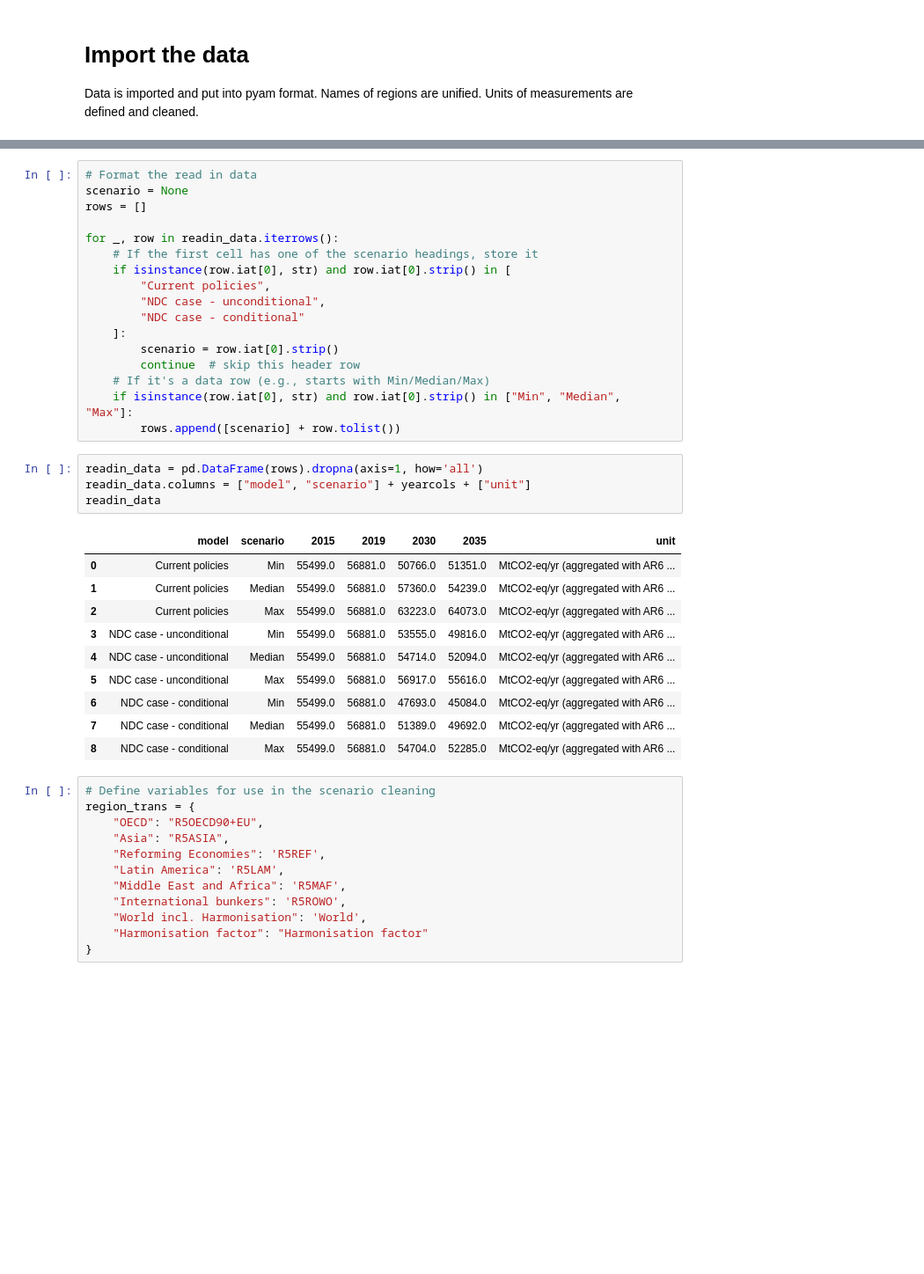
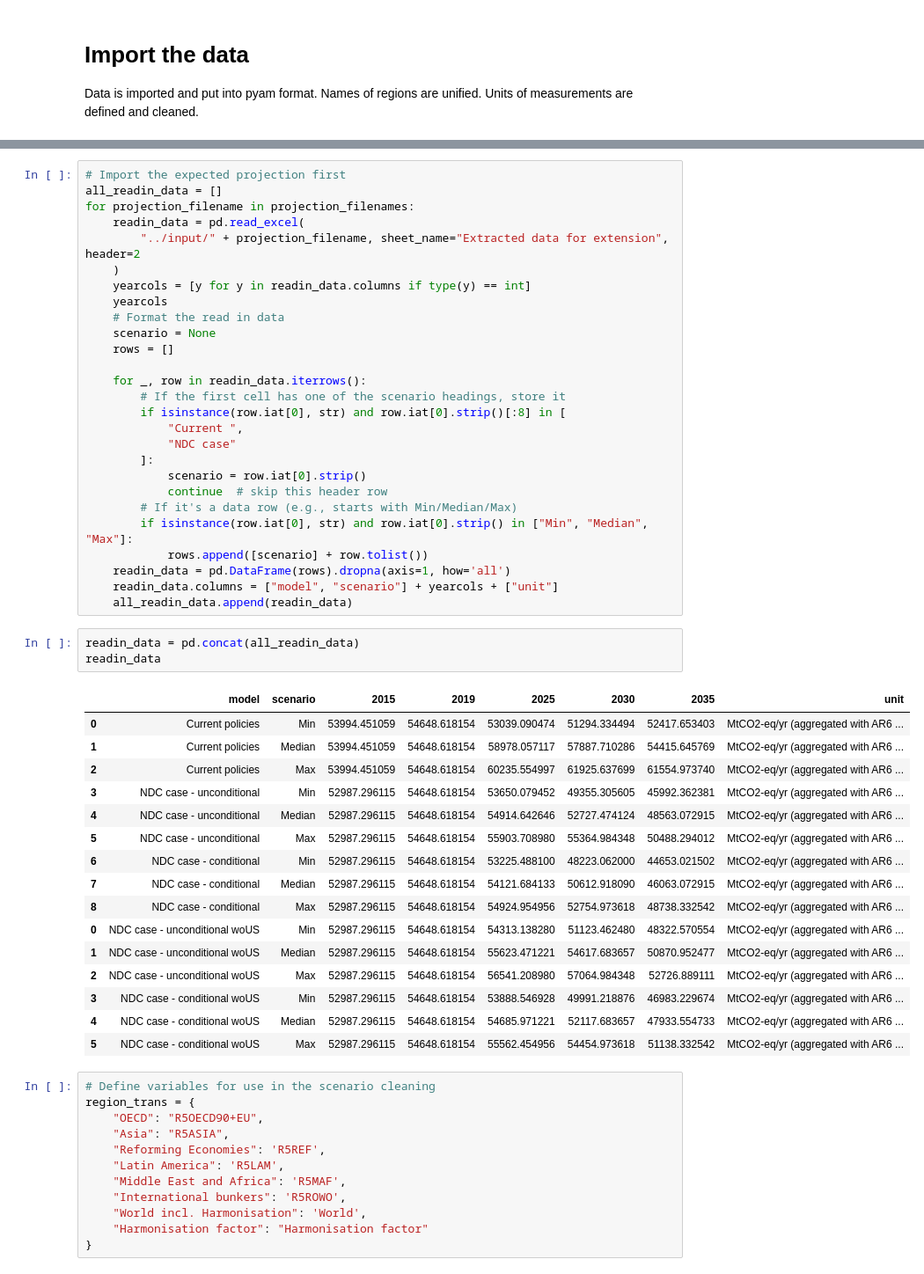
Before and after one commit to Rlamboll/Emissions_Gap, a Jupyter notebook: notebooks/01_import_and_clean_data.ipynb, the cells around one changed output, grey strips where cells are left out. Shown at 88% size. Drawn from its saved outputs; the diff is of its cells as text; blank space fills up the shorter version.

```diff
--- a/notebooks/01_import_and_clean_data.ipynb
+++ b/notebooks/01_import_and_clean_data.ipynb
@@ -42,35 +33,50 @@ yearcols
 # %%
-# Format the read in data
-scenario = None
-rows = []
+# Import the expected projection first
+all_readin_data = []
+for projection_filename in projection_filenames:
+    readin_data = pd.read_excel(
+        "../input/" + projection_filename, sheet_name="Extracted data for extension", header=2
+    )
+    yearcols = [y for y in readin_data.columns if type(y) == int]
+    yearcols
+    # Format the read in data
+    scenario = None
+    rows = []
 
-for _, row in readin_data.iterrows():
-    # If the first cell has one of the scenario headings, store it
-    if isinstance(row.iat[0], str) and row.iat[0].strip() in [
-        "Current policies",
-        "NDC case - unconditional",
-        "NDC case - conditional"
-    ]:
-        scenario = row.iat[0].strip()
-        continue  # skip this header row
-    # If it's a data row (e.g., starts with Min/Median/Max)
-    if isinstance(row.iat[0], str) and row.iat[0].strip() in ["Min", "Median", "Max"]:
-        rows.append([scenario] + row.tolist())
+    for _, row in readin_data.iterrows():
+        # If the first cell has one of the scenario headings, store it
+        if isinstance(row.iat[0], str) and row.iat[0].strip()[:8] in [
+            "Current ",
+            "NDC case"
+        ]:
+            scenario = row.iat[0].strip()
+            continue  # skip this header row
+        # If it's a data row (e.g., starts with Min/Median/Max)
+        if isinstance(row.iat[0], str) and row.iat[0].strip() in ["Min", "Median", "Max"]:
+            rows.append([scenario] + row.tolist())
+    readin_data = pd.DataFrame(rows).dropna(axis=1, how='all')
+    readin_data.columns = ["model", "scenario"] + yearcols + ["unit"]
+    all_readin_data.append(readin_data)
-# %%
-readin_data = pd.DataFrame(rows).dropna(axis=1, how='all')
-readin_data.columns = ["model", "scenario"] + yearcols + ["unit"]
-readin_data
-# %% [output]
-|  | model | scenario | 2015 | 2019 | 2030 | 2035 | unit |
-| 0 | Current policies | Min | 55499.0 | 56881.0 | 50766.0 | 51351.0 | MtCO2-eq/yr (aggregated with AR6 ... |
-| 1 | Current policies | Median | 55499.0 | 56881.0 | 57360.0 | 54239.0 | MtCO2-eq/yr (aggregated with AR6 ... |
-| 2 | Current policies | Max | 55499.0 | 56881.0 | 63223.0 | 64073.0 | MtCO2-eq/yr (aggregated with AR6 ... |
-| 3 | NDC case - unconditional | Min | 55499.0 | 56881.0 | 53555.0 | 49816.0 | MtCO2-eq/yr (aggregated with AR6 ... |
-| 4 | NDC case - unconditional | Median | 55499.0 | 56881.0 | 54714.0 | 52094.0 | MtCO2-eq/yr (aggregated with AR6 ... |
-| 5 | NDC case - unconditional | Max | 55499.0 | 56881.0 | 56917.0 | 55616.0 | MtCO2-eq/yr (aggregated with AR6 ... |
-| 6 | NDC case - conditional | Min | 55499.0 | 56881.0 | 47693.0 | 45084.0 | MtCO2-eq/yr (aggregated with AR6 ... |
-| 7 | NDC case - conditional | Median | 55499.0 | 56881.0 | 51389.0 | 49692.0 | MtCO2-eq/yr (aggregated with AR6 ... |
-| 8 | NDC case - conditional | Max | 55499.0 | 56881.0 | 54704.0 | 52285.0 | MtCO2-eq/yr (aggregated with AR6 ... |
+# %%
+readin_data = pd.concat(all_readin_data)
+readin_data
+# %% [output]
+|  | model | scenario | 2015 | 2019 | 2025 | 2030 | 2035 | unit |
+| 0 | Current policies | Min | 53994.451059 | 54648.618154 | 53039.090474 | 51294.334494 | 52417.653403 | MtCO2-eq/yr (aggregated with AR6 ... |
+| 1 | Current policies | Median | 53994.451059 | 54648.618154 | 58978.057117 | 57887.710286 | 54415.645769 | MtCO2-eq/yr (aggregated with AR6 ... |
+| 2 | Current policies | Max | 53994.451059 | 54648.618154 | 60235.554997 | 61925.637699 | 61554.973740 | MtCO2-eq/yr (aggregated with AR6 ... |
+| 3 | NDC case - unconditional | Min | 52987.296115 | 54648.618154 | 53650.079452 | 49355.305605 | 45992.362381 | MtCO2-eq/yr (aggregated with AR6 ... |
+| 4 | NDC case - unconditional | Median | 52987.296115 | 54648.618154 | 54914.642646 | 52727.474124 | 48563.072915 | MtCO2-eq/yr (aggregated with AR6 ... |
+| 5 | NDC case - unconditional | Max | 52987.296115 | 54648.618154 | 55903.708980 | 55364.984348 | 50488.294012 | MtCO2-eq/yr (aggregated with AR6 ... |
+| 6 | NDC case - conditional | Min | 52987.296115 | 54648.618154 | 53225.488100 | 48223.062000 | 44653.021502 | MtCO2-eq/yr (aggregated with AR6 ... |
+| 7 | NDC case - conditional | Median | 52987.296115 | 54648.618154 | 54121.684133 | 50612.918090 | 46063.072915 | MtCO2-eq/yr (aggregated with AR6 ... |
+| 8 | NDC case - conditional | Max | 52987.296115 | 54648.618154 | 54924.954956 | 52754.973618 | 48738.332542 | MtCO2-eq/yr (aggregated with AR6 ... |
+| 0 | NDC case - unconditional woUS | Min | 52987.296115 | 54648.618154 | 54313.138280 | 51123.462480 | 48322.570554 | MtCO2-eq/yr (aggregated with AR6 ... |
+| 1 | NDC case - unconditional woUS | Median | 52987.296115 | 54648.618154 | 55623.471221 | 54617.683657 | 50870.952477 | MtCO2-eq/yr (aggregated with AR6 ... |
+| 2 | NDC case - unconditional woUS | Max | 52987.296115 | 54648.618154 | 56541.208980 | 57064.984348 | 52726.889111 | MtCO2-eq/yr (aggregated with AR6 ... |
+| 3 | NDC case - conditional woUS | Min | 52987.296115 | 54648.618154 | 53888.546928 | 49991.218876 | 46983.229674 | MtCO2-eq/yr (aggregated with AR6 ... |
+| 4 | NDC case - conditional woUS | Median | 52987.296115 | 54648.618154 | 54685.971221 | 52117.683657 | 47933.554733 | MtCO2-eq/yr (aggregated with AR6 ... |
+| 5 | NDC case - conditional woUS | Max | 52987.296115 | 54648.618154 | 55562.454956 | 54454.973618 | 51138.332542 | MtCO2-eq/yr (aggregated with AR6 ... |
 # %%
 # Define variables for use in the scenario cleaning
 region_trans = {
```
Also changed, not shown: parts of 2 cells of this notebook, 4 other files.
